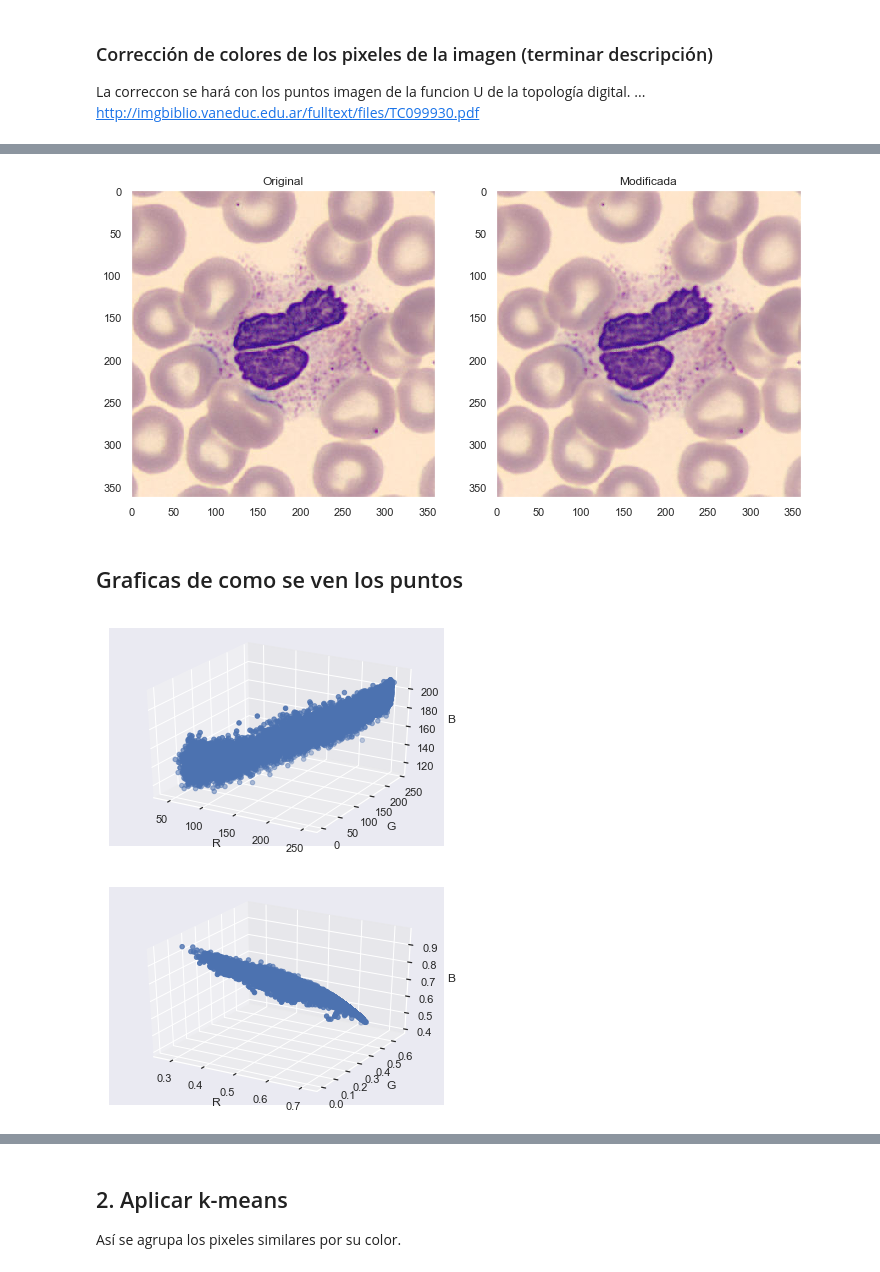
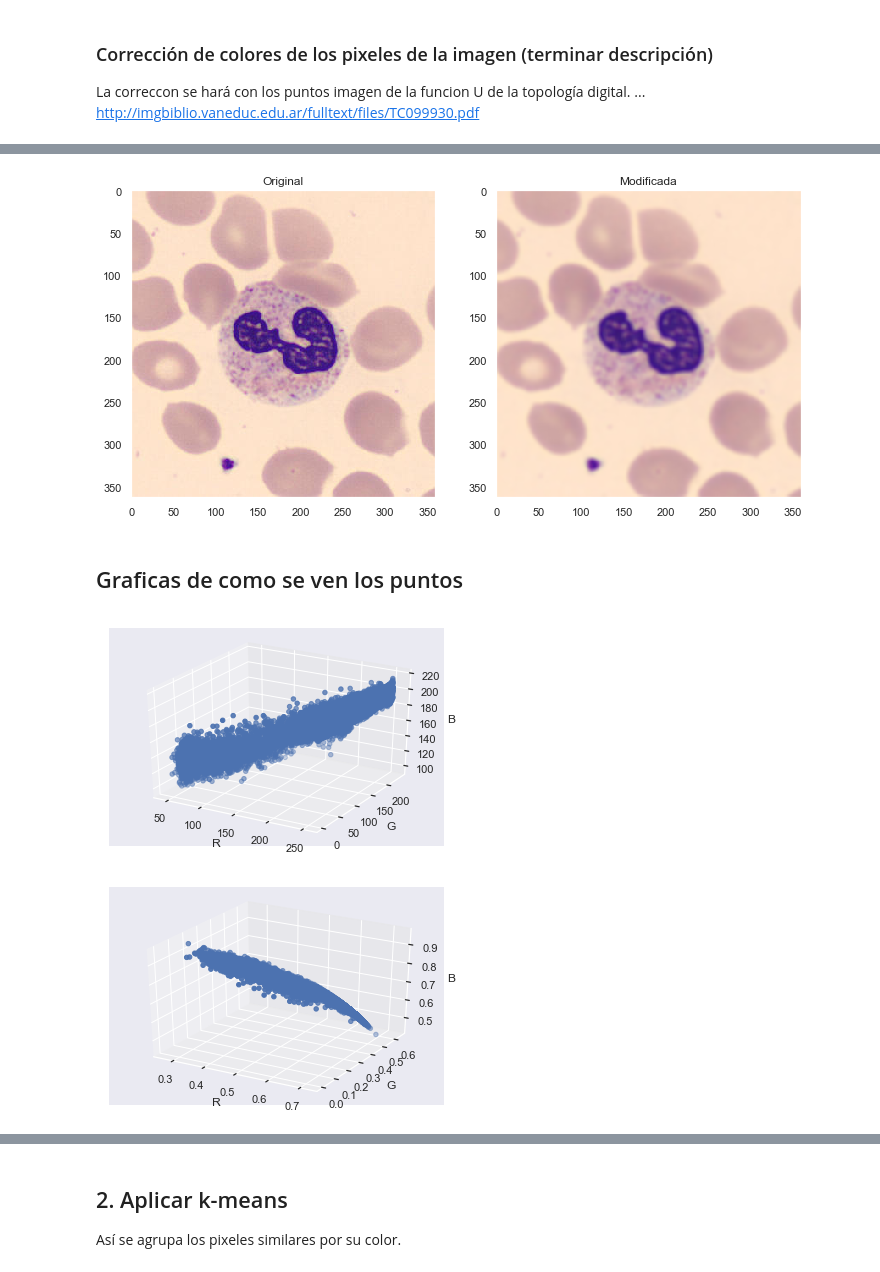
Before and after one commit to juanksRuiz/Machine_Learning, a Jupyter notebook: Proyectos/Proyectos Taller I/Clustering/Clustering II Cells/proy1_Clustering_2__ML_JuanCamiloRuiz.ipynb, the cells around one changed output, grey strips where cells are left out. Saved outputs shown, nothing was run; the diff lists cells and outputs as text; code cells hidden in the pictures.

```diff
--- a/Proyectos/Proyectos Taller I/Clustering/Clustering II Cells/proy1_Clustering_2__ML_JuanCamiloRuiz.ipynb
+++ b/Proyectos/Proyectos Taller I/Clustering/Clustering II Cells/proy1_Clustering_2__ML_JuanCamiloRuiz.ipynb
@@ -116,6 +76,6 @@ def img_to_matrix(img):
             row+=1
     return mat
 # %%
-# Probando con la primera imagen
-X = img_to_matrix(data[0])
-X
+# Probando con imagen
+id=2
+X = img_to_matrix(data[id])
@@ -132,0 +82,6 @@ X_tf = img_to_matrix(img_tf)
+# %%
+#img = cv2.imread('opencv_logo.png')
+n = 6
+kernel = np.ones((n,n),np.float32)*(1./(n**2))
+#kernel = np.reshape([[-1,0,1]*3],[3,3]) #Prewitt
+img_tf = cv2.filter2D(data[id],-1,kernel)
@@ -142,9 +103,9 @@ def plot_2img(orig,modif):
     ax[1].grid(None)
     ax[1].set_title("Modificada")
 # %%
-plot_2img(data[0],img_tf)
+plot_2img(data[id],img_tf)
 # %% [output]
-[figure, old version]
+[figure, new version]
 # %% [markdown]
 ## Graficas de como se ven los puntos
 # %%
@@ -159,13 +120,13 @@ def scatter_3d(X,Y,Z):
 # %%
 scatter_3d(X[:,0],X[:,1],X[:,2])
 # %% [output]
-[figure, old version]
+[figure, new version]
 # %%
 X_norm = normalize(X,norm='l2')
 # %%
 scatter_3d(X_norm[:,0],X_norm[:,1],X_norm[:,2])
 # %% [output]
-[figure, old version]
+[figure, new version]
 # %%
 X_ns = scale(X_norm)
 # %%
```
Also changed, not shown: parts of 16 cells of this notebook.
